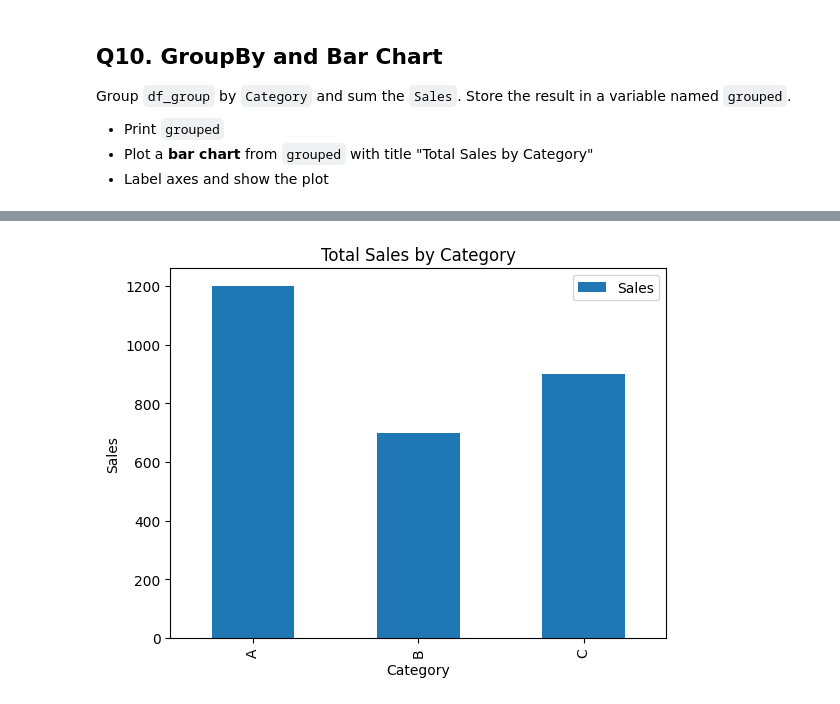
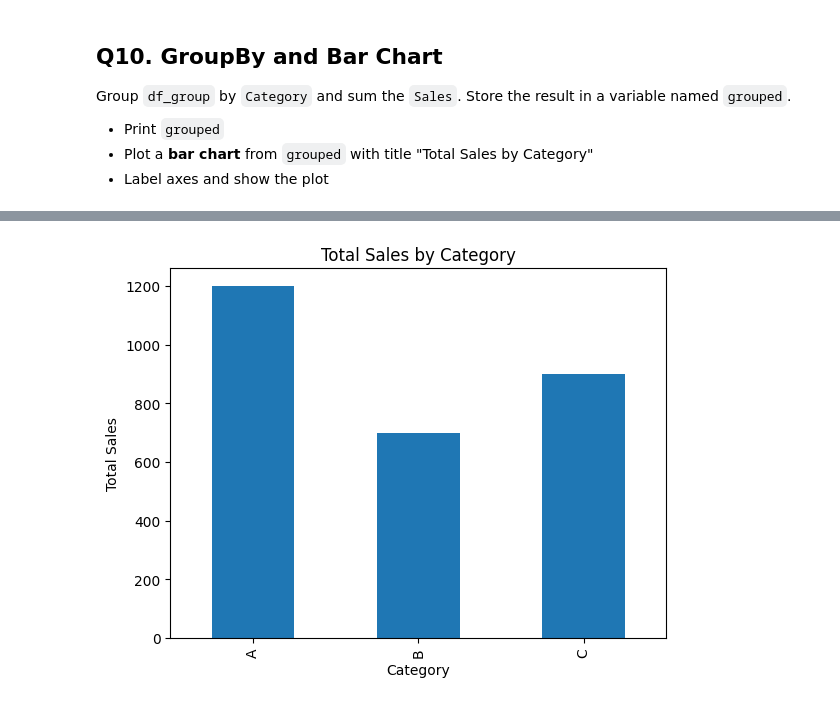
Before and after one commit to sameermdanwer/accio-job, a Jupyter notebook: matplotlib_pandas_practice_questions.ipynb, the cells around one changed output, grey strips where cells are left out. Drawn from its saved outputs; the diff is of its cells as text; code cells hidden in the pictures.

```diff
--- a/matplotlib_pandas_practice_questions.ipynb
+++ b/matplotlib_pandas_practice_questions.ipynb
@@ -157,10 +158,11 @@ Create a new DataFrame named `df_group` with two columns: `Category` and `Sales`
 - Print the DataFrame
 # %%
 # answer here
-df_group = pd.DataFrame({
+data = {
     "Category": ["A", "B", "C", "A", "B", "C", "A"],
     "Sales": [100,200,300,400,500,600,700]
-})
+}
+df_group = pd.DataFrame(data)
 print(df_group)
 # %% [output]
   Category  Sales
@@ -179,10 +181,10 @@ Group `df_group` by `Category` and sum the `Sales`. Store the result in a variab
 - Label axes and show the plot
 # %%
 # answer here
-grouped = df_group.groupby("Category").sum()
+grouped = df_group.groupby("Category")["Sales"].sum()
 print(grouped)
 grouped.plot(kind="bar", title="Total Sales by Category")
 plt.xlabel("Category")
-plt.ylabel("Sales")
+plt.ylabel("Total Sales")
 plt.show()
 # %% [output]
@@ -194 +196 @@ C           900
-[figure, old version]
+[figure, new version]
```
Also changed, not shown: parts of 8 cells of this notebook.
